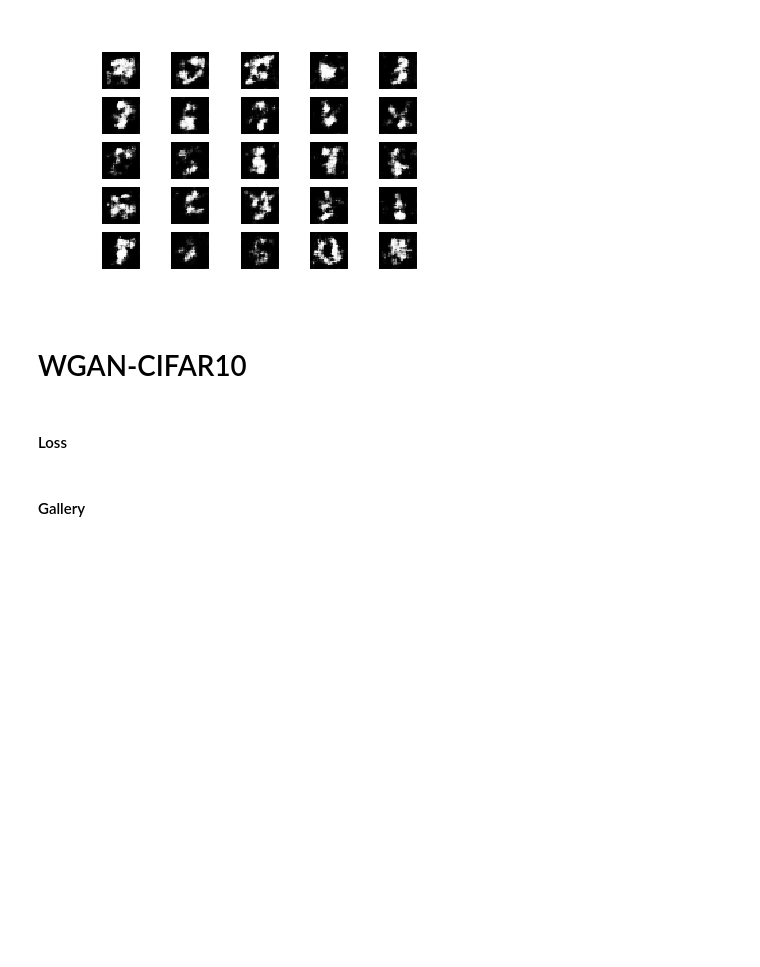
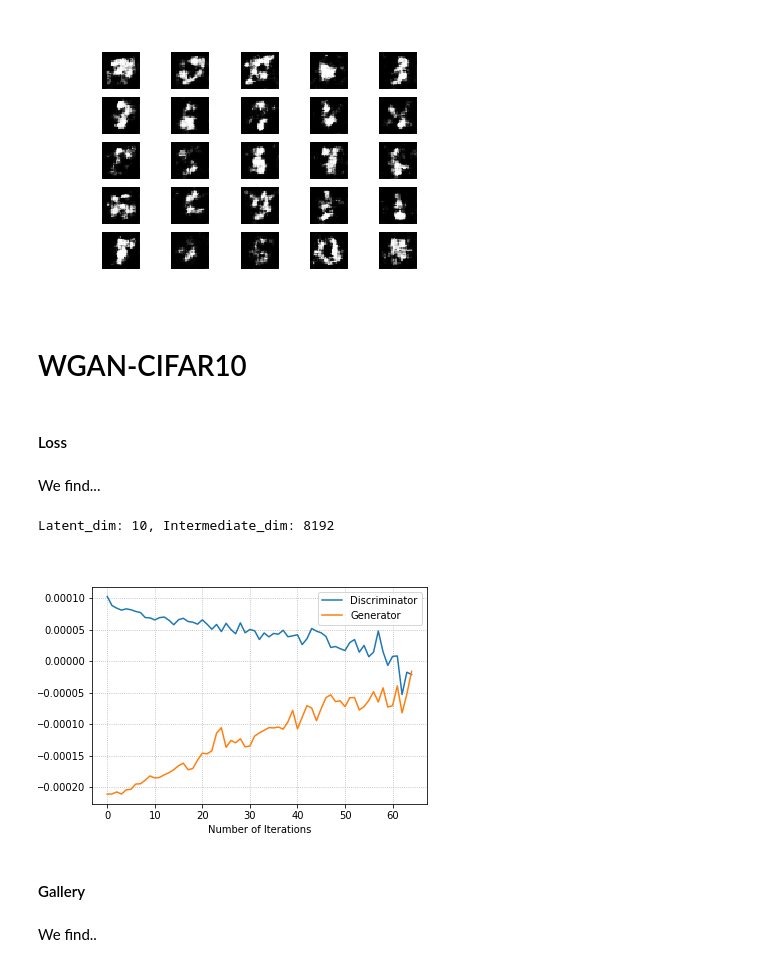
Before and after one commit to sofa13/csi5138_a4, a Jupyter notebook: Report.ipynb, the cells around one changed output. Cells and saved outputs as stored; diff of their text form; code cells hidden in the pictures; blank space fills up the shorter version.

Commit message:
Add WGAN-CIFAR10.

```diff
--- a/Report.ipynb
+++ b/Report.ipynb
@@ -163,5 +191,15 @@ Image(filename='./images/mnist_950.png')
 # WGAN-CIFAR10
 # %% [markdown]
 #### Loss
+# %% [markdown]
+We find...
+# %%
+print("Latent_dim: 10, Intermediate_dim: 8192")
+Image(filename='./images/cifar10_loss_65.png')
+# %% [output]
+Latent_dim: 10, Intermediate_dim: 8192
+[figure, added]
 # %% [markdown]
 #### Gallery
+# %% [markdown]
+We find..
```
Also changed, not shown: parts of 27 cells of this notebook, 1 other file.
